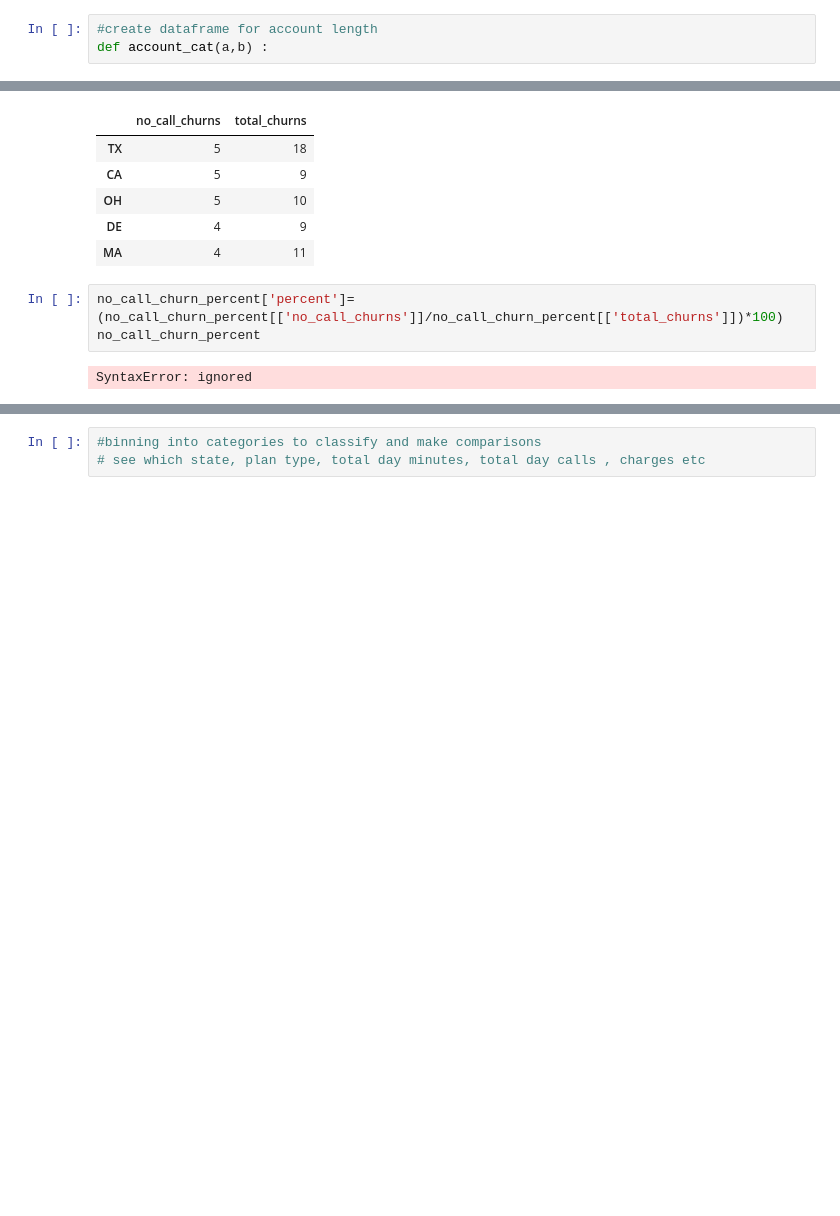
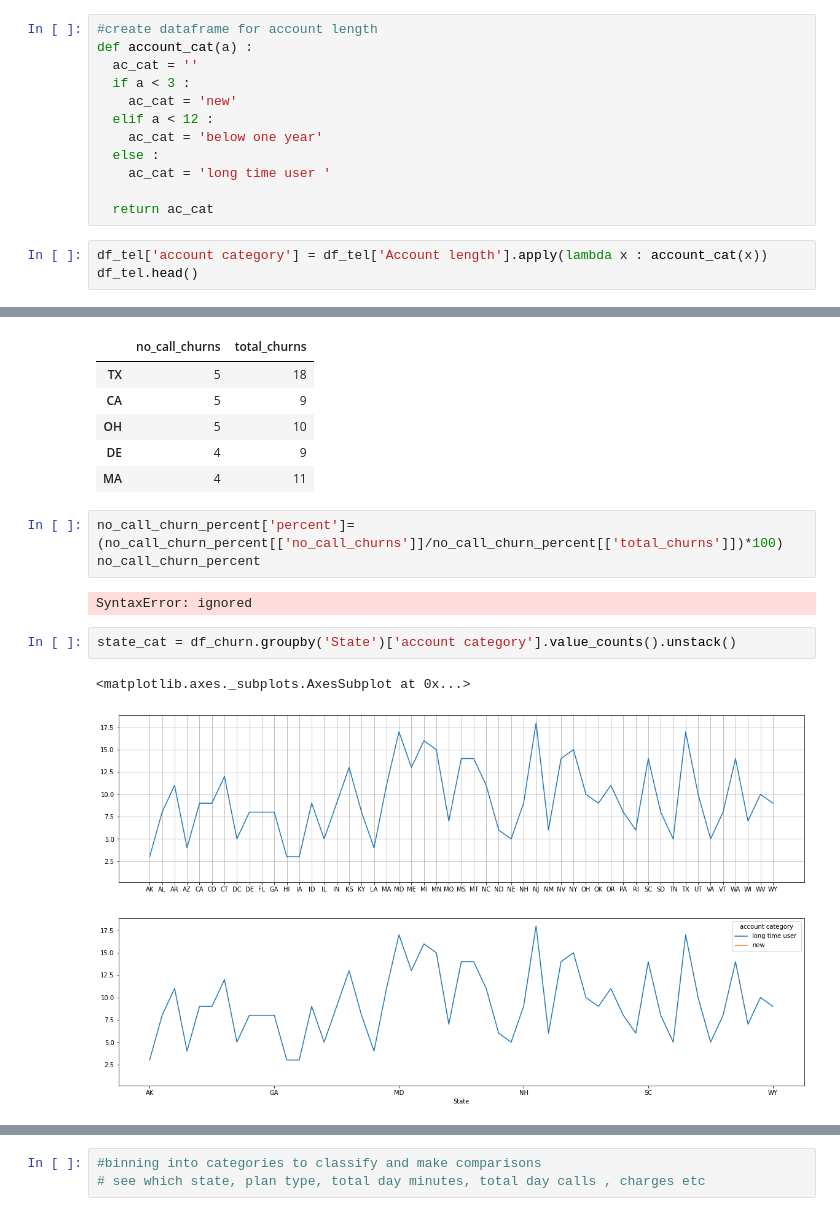
Before and after one commit to Ashvin-Vargez/Telecom-Churn-Analysis-EDA-Project-, a Jupyter notebook: eda_Telecom_Churn_Analysis_Capstone_Project.ipynb, the cells around one changed output, grey strips where cells are left out. Saved outputs shown, nothing was run; the diff lists cells and outputs as text; blank space fills up the shorter version.

Commit message:
doing some feature engineering with account length

```diff
--- a/eda_Telecom_Churn_Analysis_Capstone_Project.ipynb
+++ b/eda_Telecom_Churn_Analysis_Capstone_Project.ipynb
@@ -116,4 +116,16 @@ df_tel_stat
 | Customer service calls | 3333.0 | 1.562856 | 1.315491 | 0.00 | 1.00 | 1.00 | 2.00 | 9.00 |
 # %%
 #create dataframe for account length
-def account_cat(a,b) :
+def account_cat(a) :
+  ac_cat = ''
+  if a < 3 :
+    ac_cat = 'new'
+  elif a < 12 :
+    ac_cat = 'below one year'
+  else :
+    ac_cat = 'long time user '
+
+  return ac_cat
+# %%
+df_tel['account category'] = df_tel['Account length'].apply(lambda x : account_cat(x))
+df_tel.head()
@@ -402,3 +422,9 @@ no_call_churn_percent['percent']= (no_call_churn_percent[['no_call_churns']]/no_
 no_call_churn_percent
 # %% [output]
 SyntaxError: ignored
+# %%
+state_cat = df_churn.groupby('State')['account category'].value_counts().unstack()
+# %% [output]
+<matplotlib.axes._subplots.AxesSubplot at 0x...>
+[figure, added]
+[figure, added]
```
Also changed, not shown: parts of 3 cells of this notebook.
